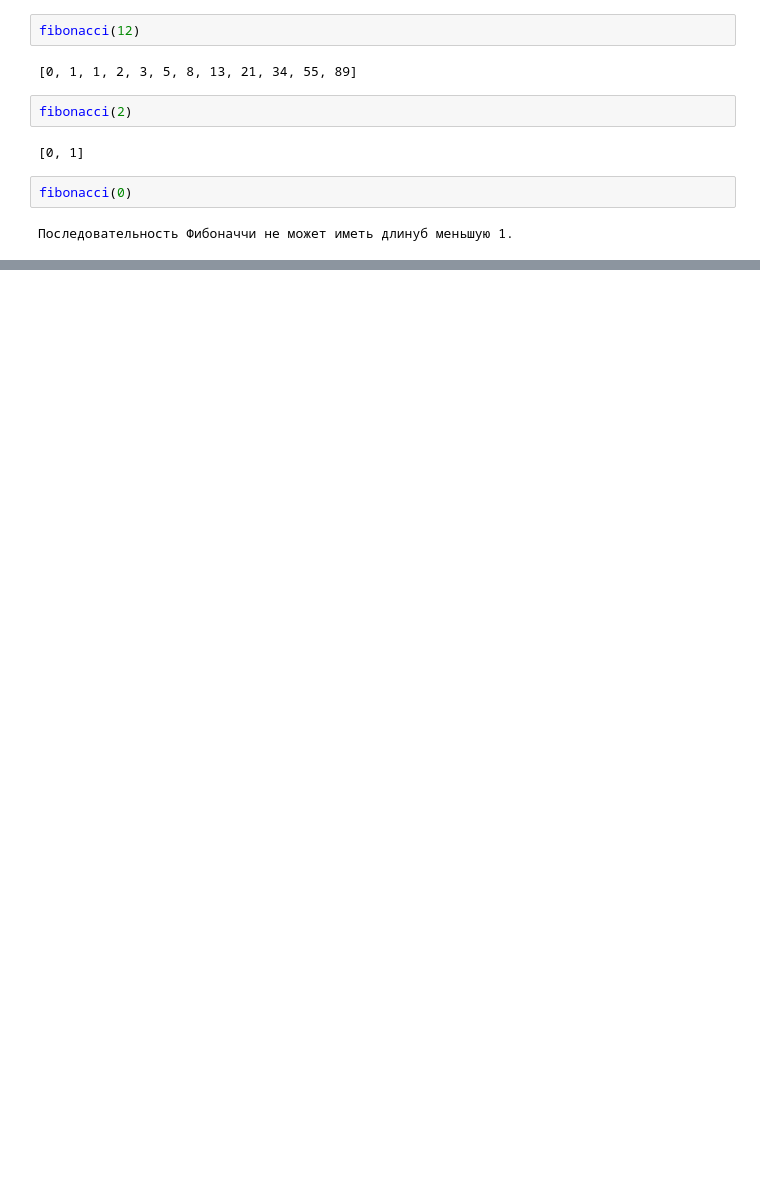
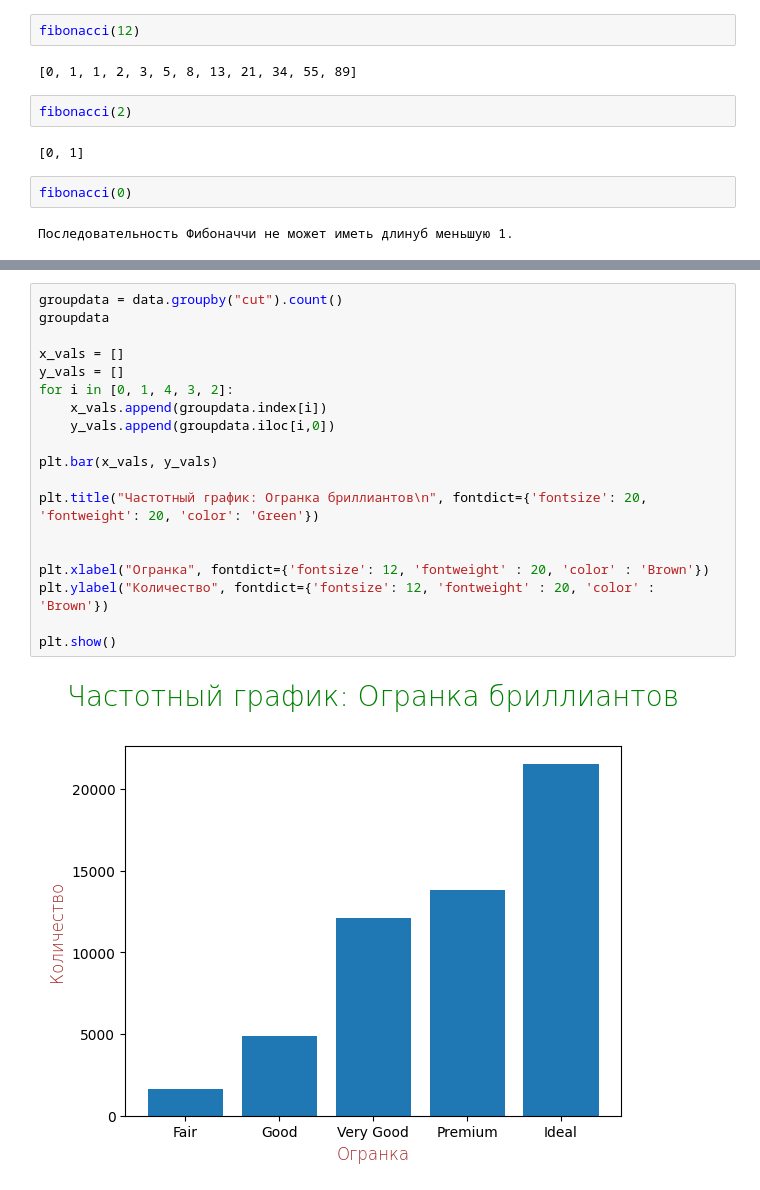
Before and after one commit to Ganizhamal/Jupyter, a Jupyter notebook: Second.ipynb, the cells around one changed output, grey strips where cells are left out. Saved outputs shown, nothing was run; the diff lists cells and outputs as text; blank space fills up the shorter version.

```diff
--- a/Second.ipynb
+++ b/Second.ipynb
@@ -25,0 +58,21 @@ fibonacci(0)
+# %%
+groupdata = data.groupby("cut").count()
+groupdata
+
+x_vals = []
+y_vals = []
+for i in [0, 1, 4, 3, 2]:
+    x_vals.append(groupdata.index[i])
+    y_vals.append(groupdata.iloc[i,0])
+
+plt.bar(x_vals, y_vals)
+
+plt.title("Частотный график: Огранка бриллиантов\n", fontdict={'fontsize': 20, 'fontweight': 20, 'color': 'Green'})
+
+
+plt.xlabel("Огранка", fontdict={'fontsize': 12, 'fontweight' : 20, 'color' : 'Brown'})
+plt.ylabel("Количество", fontdict={'fontsize': 12, 'fontweight' : 20, 'color' : 'Brown'})
+
+plt.show()
+# %% [output]
+[figure, added]
```
Also changed, not shown: parts of 4 cells of this notebook.
